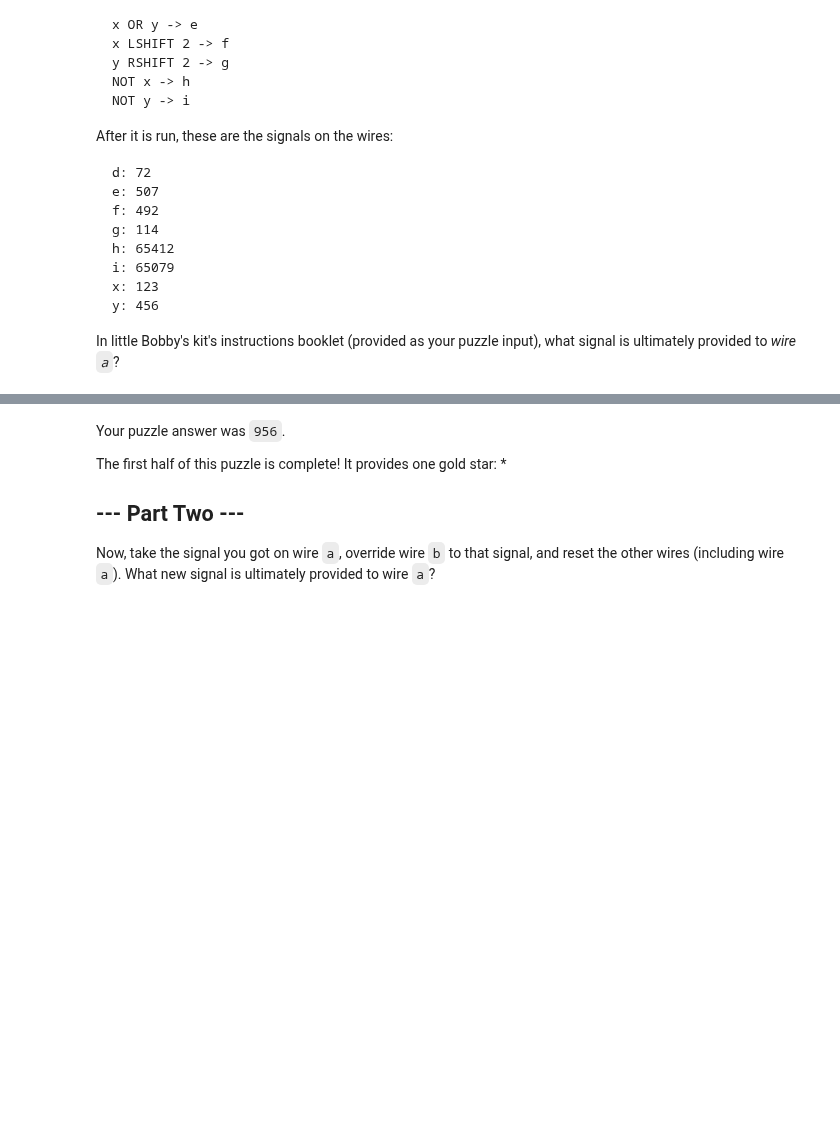
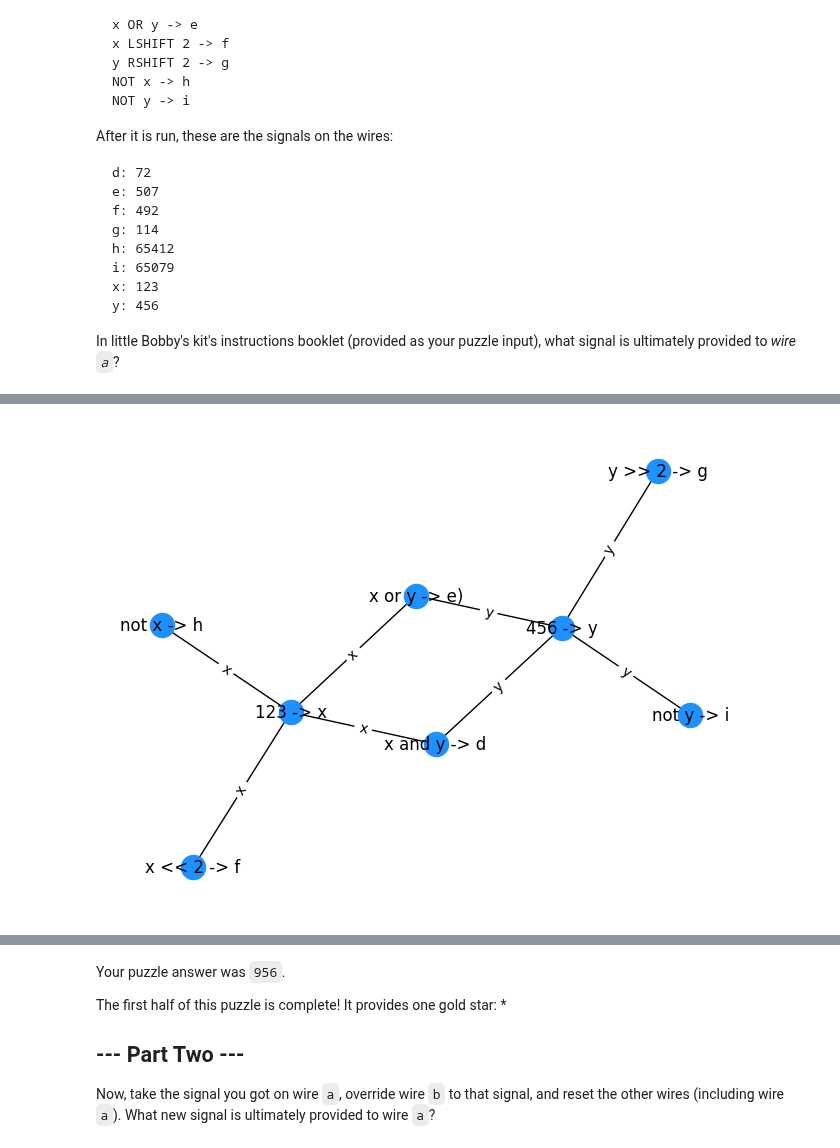
Before and after one commit to JanBergsma/advent-of-code-2023, a Jupyter notebook: 2015/src/day7.ipynb, the cells around one changed output, grey strips where cells are left out. Drawn from its saved outputs; the diff is of its cells as text; code cells hidden in the pictures; blank space fills up the shorter version.

Commit message:
day 7 2015 rerun with plots

```diff
--- a/2015/src/day7.ipynb
+++ b/2015/src/day7.ipynb
@@ -319,5 +319,7 @@ class Circuit:
 c = Circuit(circuit_str, 10)
 results = c.run()
 for w, vs in results.items():
-    print(f"{w}, {', '.join(f'{v:d}' for v in vs)}")
+    print(f"{w},\t {', '.join(f'{v:7d}' for v in vs)}")
+
+c.plot()
 # %% [output]
@@ -332,3 +334,4 @@ i, 65535, 65079, 65079, 65079, 65079, 65079, 65079, 65079, 65079, 65079
+[figure, added]
 # %%
 with open("../input/day7.txt") as f:
     circuit_str = f.read()
```
Also changed, not shown: parts of 1 cell of this notebook.
